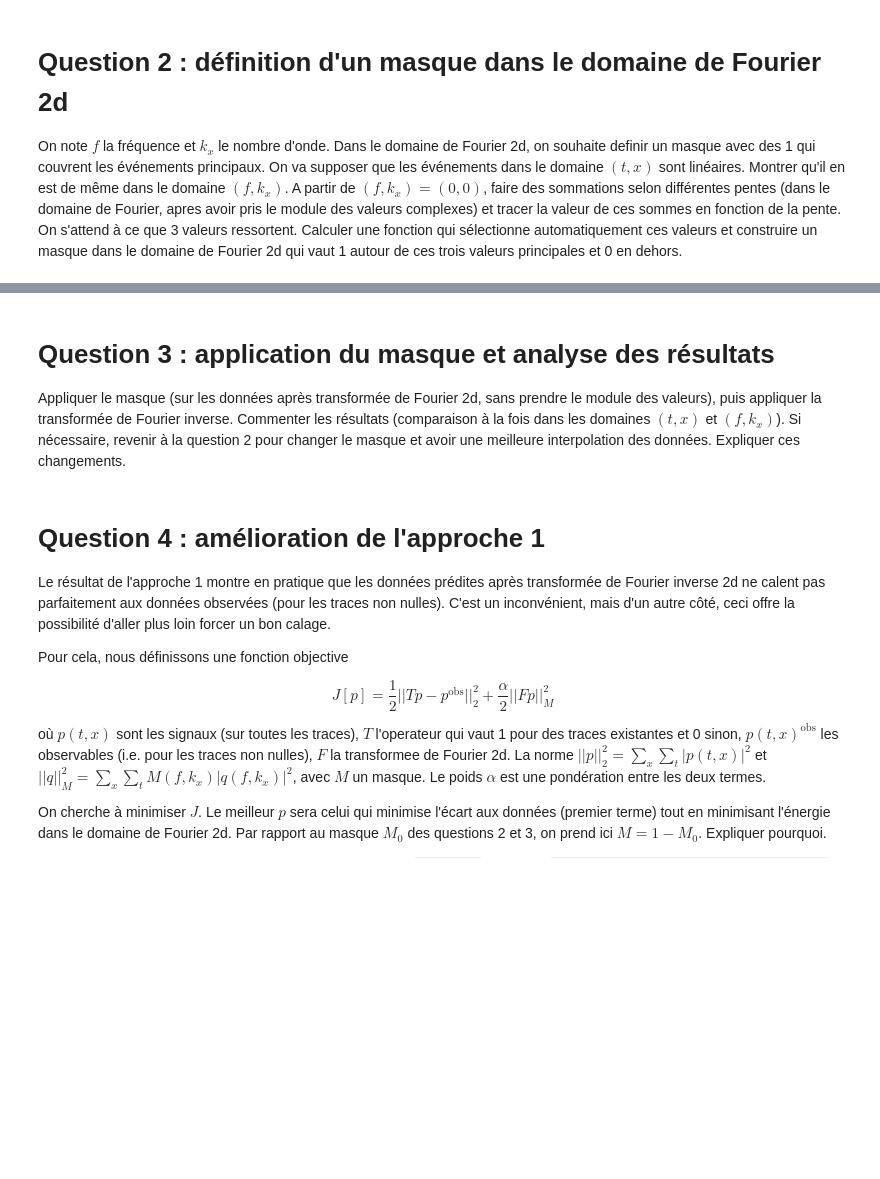
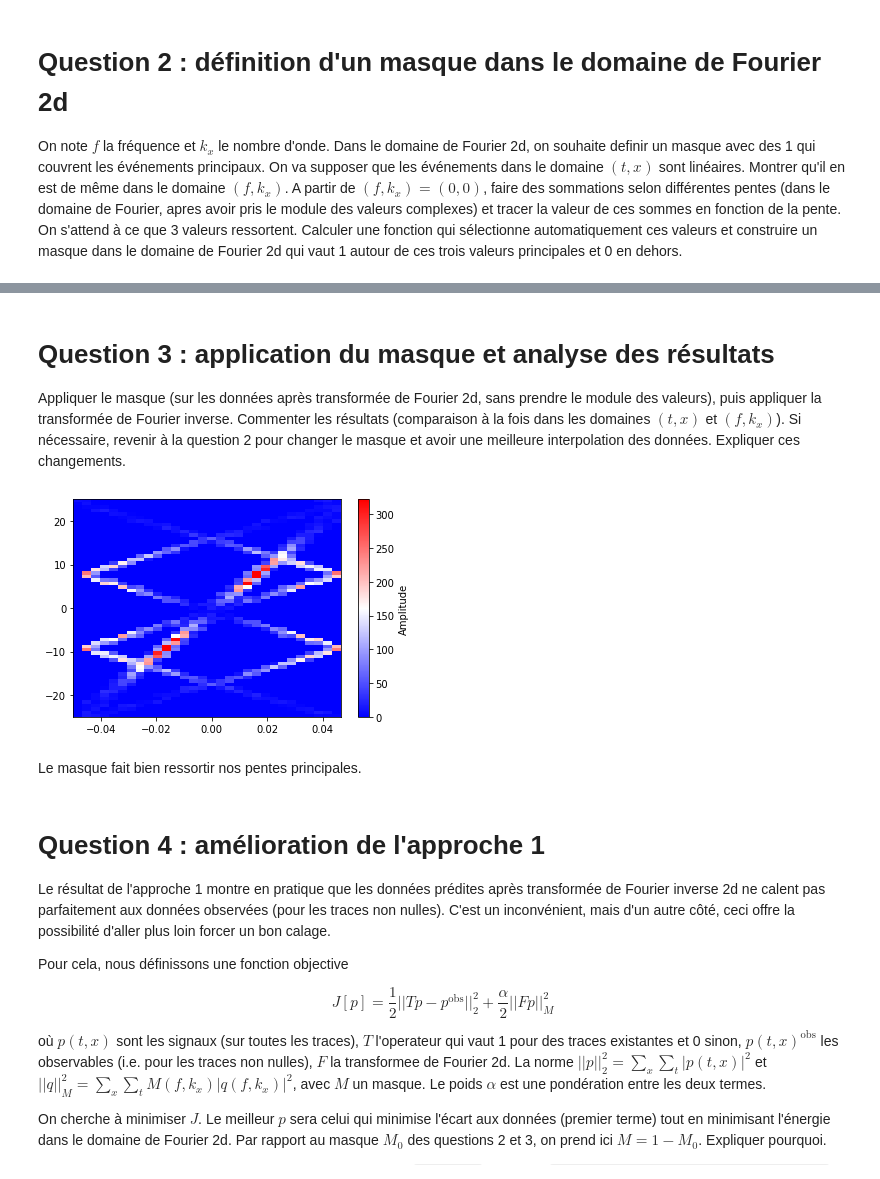
Before and after one commit to apierfitte/mini-projet_tts, a Jupyter notebook: mini_projet_groupe2.ipynb, the cells around one changed output, grey strips where cells are left out. Drawn from its saved outputs; the diff is of its cells as text; code cells hidden in the pictures; blank space fills up the shorter version.

```diff
--- a/mini_projet_groupe2.ipynb
+++ b/mini_projet_groupe2.ipynb
@@ -123,0 +182,16 @@ On note $f$ la fréquence et $k_x$ le nombre d'onde. Dans le domaine de Fourier
+# %%
+def pente_max(depart, arrivee):
+    candidat = 0
+
+    for i in range(arrivee - depart):
+
+        if moyennes[0][depart:arrivee][i] > candidat:
+            candidat = moyennes[0][depart:arrivee][i]
+            res = moyennes[1][depart:arrivee][i + 1]
+    return res
+# %%
+max1 = pente_max(200, 400)
+max2 = pente_max(600, 750)
+max3 = pente_max(800, 1000)
+
+print(max1, max2, max3)
@@ -124,6 +245,21 @@ On note $f$ la fréquence et $k_x$ le nombre d'onde. Dans le domaine de Fourier
 # %% [markdown]
-# Question 3 : application du masque et analyse des résultats
+ # Question 3 : application du masque et analyse des résultats
 Appliquer le masque (sur les données après transformée de Fourier 2d, sans prendre le module des valeurs), puis appliquer la transformée de Fourier inverse. Commenter les résultats (comparaison à la fois dans les domaines $(t,x)$ et $(f,k_x)$). Si nécessaire, revenir à la question 2 pour changer le masque et avoir une meilleure interpolation des données. Expliquer ces changements.
+# %%
+gpanelf_masque = masque * gpanelf
+
+fig = plt.figure()
+av = plt.subplot(111)
+plt.imshow(gpanelf_masque, extent = [ak.min(), ak.max(), af.min(), af.max()],aspect = 'auto')
+
+plt.ylim(-25, 25)
+
+cbar = plt.colorbar()
+cbar.set_label("Amplitude")
+# %% [output]
+[figure, added]
+# %% [markdown]
+Le masque fait bien ressortir nos pentes principales.
 # %% [markdown]
 # Question 4 : amélioration de l'approche 1
 Le résultat de l'approche 1 montre en pratique que les données prédites après transformée de Fourier inverse 2d ne calent pas parfaitement aux données observées (pour les traces non nulles). C'est un inconvénient, mais d'un autre côté, ceci offre la possibilité d'aller plus loin forcer un bon calage.
```
Also changed, not shown: parts of 15 cells of this notebook.
